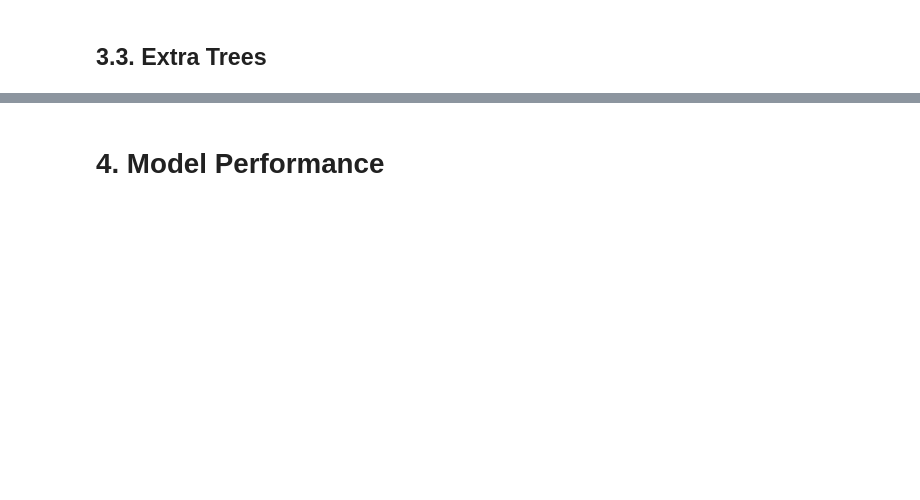
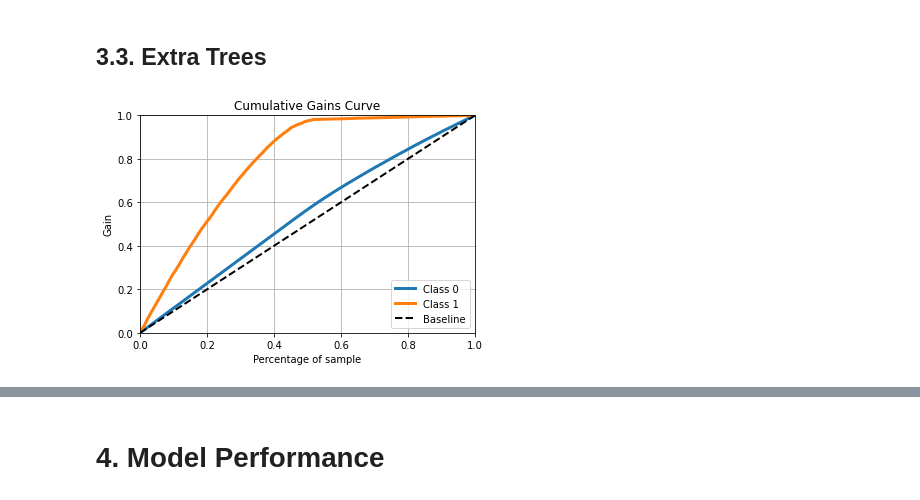
Before and after one commit to joaomj/health_insurance_cross_sell, a Jupyter notebook: health_insurance_cross-sell/notebooks/machine_learning.ipynb, the cells around one changed output, grey strips where cells are left out. Cells and saved outputs as stored; diff of their text form; code cells hidden in the pictures; blank space fills up the shorter version.

Commit message:
ML modelling ended

```diff
--- a/health_insurance_cross-sell/notebooks/machine_learning.ipynb
+++ b/health_insurance_cross-sell/notebooks/machine_learning.ipynb
@@ -243,13 +265,15 @@ skplt.metrics.plot_cumulative_gain(y_val, yhat_lr);
 # %% [markdown]
 ## 3.3. Extra Trees
 # %%
-# # model definition
-# et = en.ExtraTreesClassifier(n_estimators = 1000, n_jobs = -2, random_state = 42)
+# model definition
+et = en.ExtraTreesClassifier(n_estimators = 100, n_jobs = -2, random_state = 42)
 
-# # model training
-# et.fit(x_train, y_train)
+# model training
+et.fit(x_train, y_train)
 
-# # model prediction - Generalizing Power
-# yhat_et = et.predict_proba(x_val)
+# model prediction - Generalizing Power
+yhat_et = et.predict_proba(x_val)
 
-# skplt.metrics.plot_cumulative_gain(y_val, yhat_et);
+skplt.metrics.plot_cumulative_gain(y_val, yhat_et);
+# %% [output]
+[figure, added]
```
Also changed, not shown: parts of 12 cells of this notebook.
